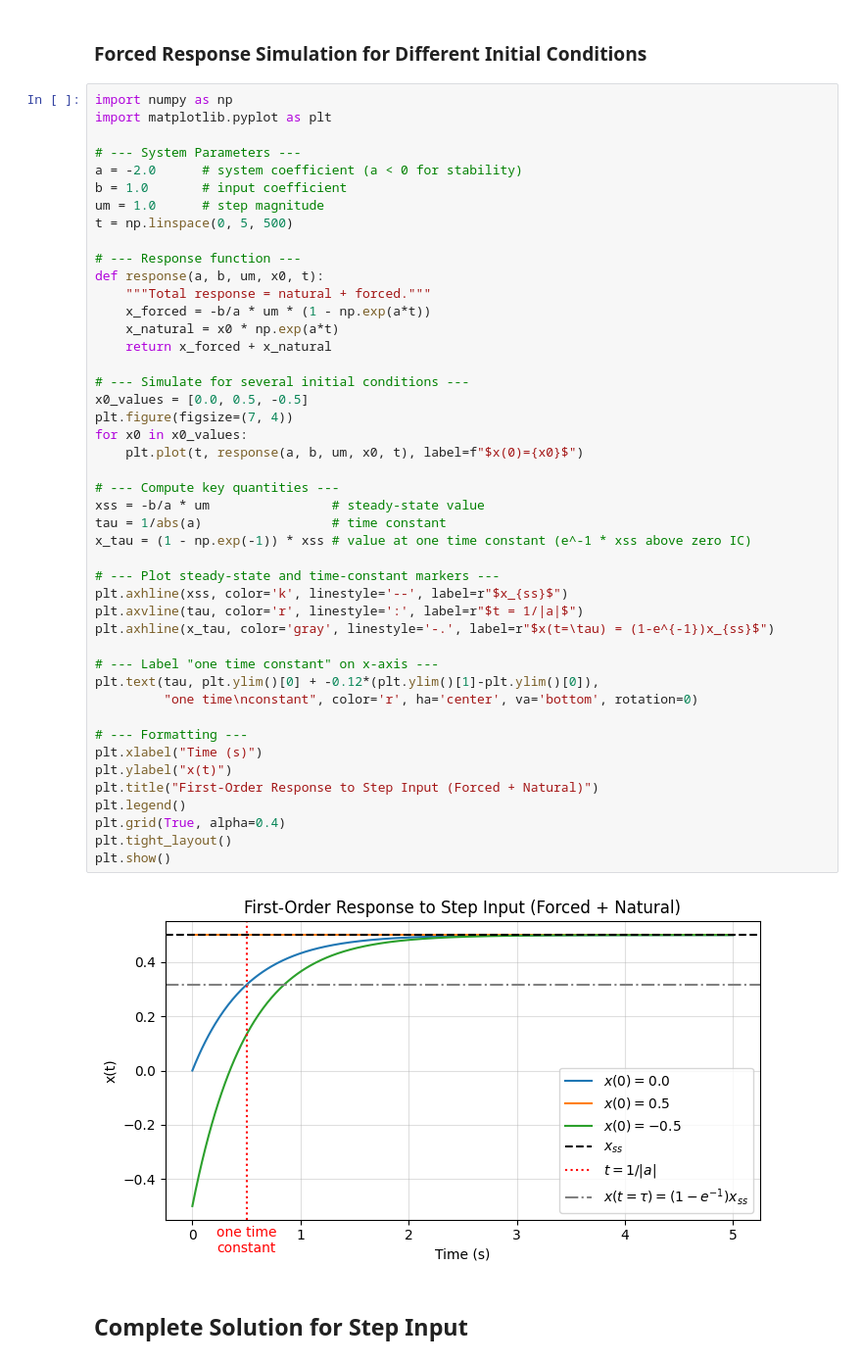
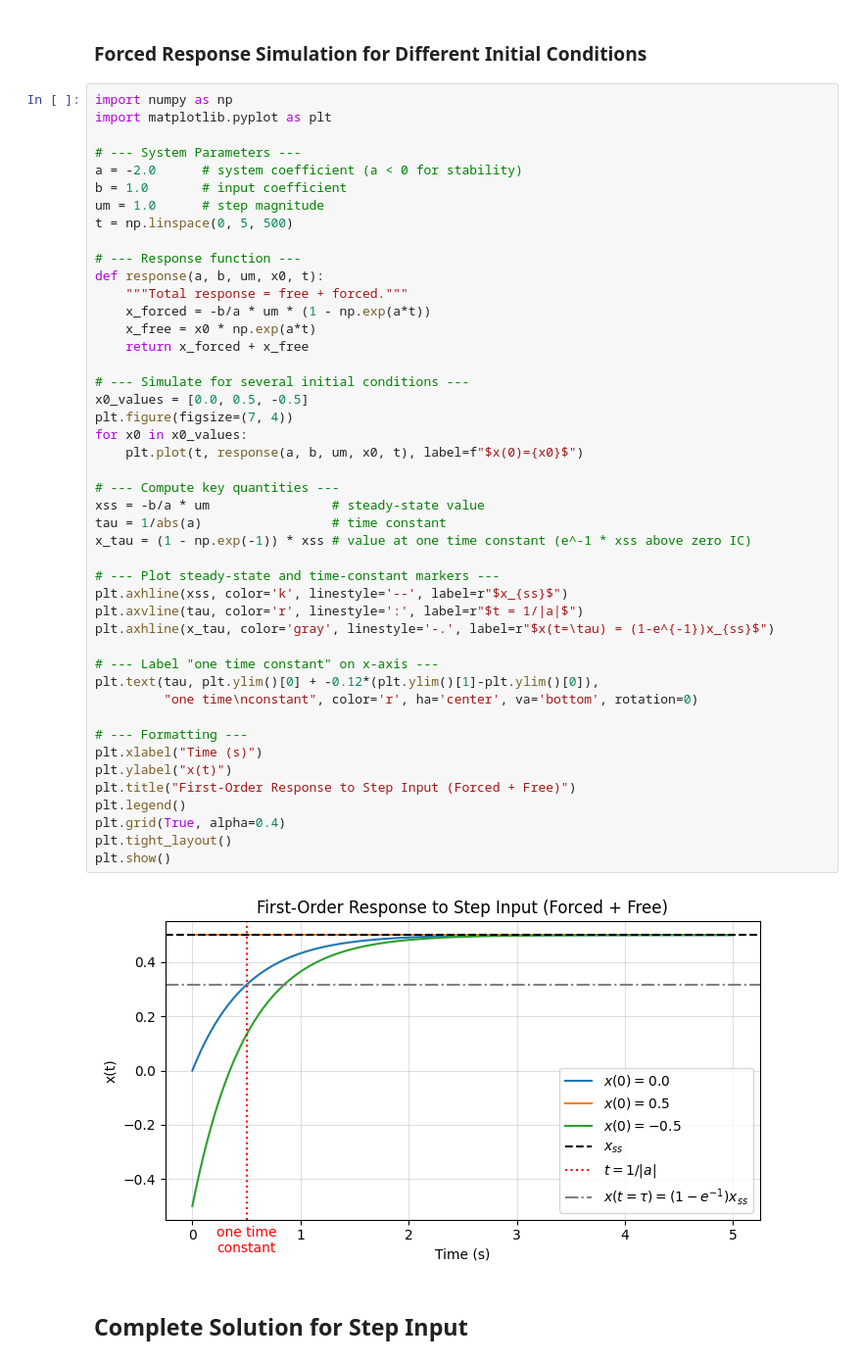
Before and after one commit to suann124/AIinTeaching_Archive, a Jupyter notebook: lectures/L4_Firstorder_1.ipynb, the cells around one changed output. Shown at 98% size. Drawn from its saved outputs; the diff is of its cells as text.

```diff
--- a/lectures/L4_Firstorder_1.ipynb
+++ b/lectures/L4_Firstorder_1.ipynb
@@ -818,41 +798,41 @@ t = np.linspace(0, 5, 500)
 
 # --- Response function ---
 def response(a, b, um, x0, t):
-    """Total response = natural + forced."""
+    """Total response = free + forced."""
     x_forced = -b/a * um * (1 - np.exp(a*t))
-    x_natural = x0 * np.exp(a*t)
-    return x_forced + x_natural
+    x_free = x0 * np.exp(a*t)
+    return x_forced + x_free
 
 # --- Simulate for several initial conditions ---
 x0_values = [0.0, 0.5, -0.5]
 plt.figure(figsize=(7, 4))
 for x0 in x0_values:
     plt.plot(t, response(a, b, um, x0, t), label=f"$x(0)={x0}$")
 
 # --- Compute key quantities ---
 xss = -b/a * um                # steady-state value
 tau = 1/abs(a)                 # time constant
 x_tau = (1 - np.exp(-1)) * xss # value at one time constant (e^-1 * xss above zero IC)
 
 # --- Plot steady-state and time-constant markers ---
 plt.axhline(xss, color='k', linestyle='--', label=r"$x_{ss}$")
 plt.axvline(tau, color='r', linestyle=':', label=r"$t = 1/|a|$")
 plt.axhline(x_tau, color='gray', linestyle='-.', label=r"$x(t=\tau) = (1-e^{-1})x_{ss}$")
 
 # --- Label "one time constant" on x-axis ---
 plt.text(tau, plt.ylim()[0] + -0.12*(plt.ylim()[1]-plt.ylim()[0]),
          "one time\nconstant", color='r', ha='center', va='bottom', rotation=0)
 
 # --- Formatting ---
 plt.xlabel("Time (s)")
 plt.ylabel("x(t)")
-plt.title("First-Order Response to Step Input (Forced + Natural)")
+plt.title("First-Order Response to Step Input (Forced + Free)")
 plt.legend()
 plt.grid(True, alpha=0.4)
 plt.tight_layout()
 plt.show()
 # %% [output]
-[figure, old version]
+[figure, new version]
 # %% [markdown]
 ## Complete Solution for Step Input
 # %% [markdown]
```
Also changed, not shown: parts of 24 cells of this notebook.
